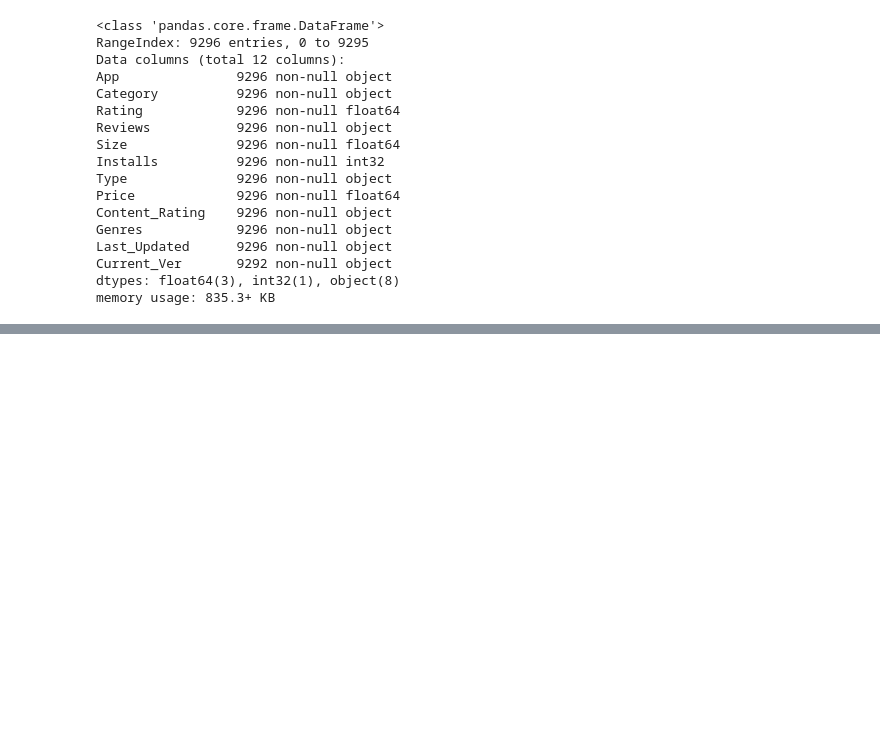
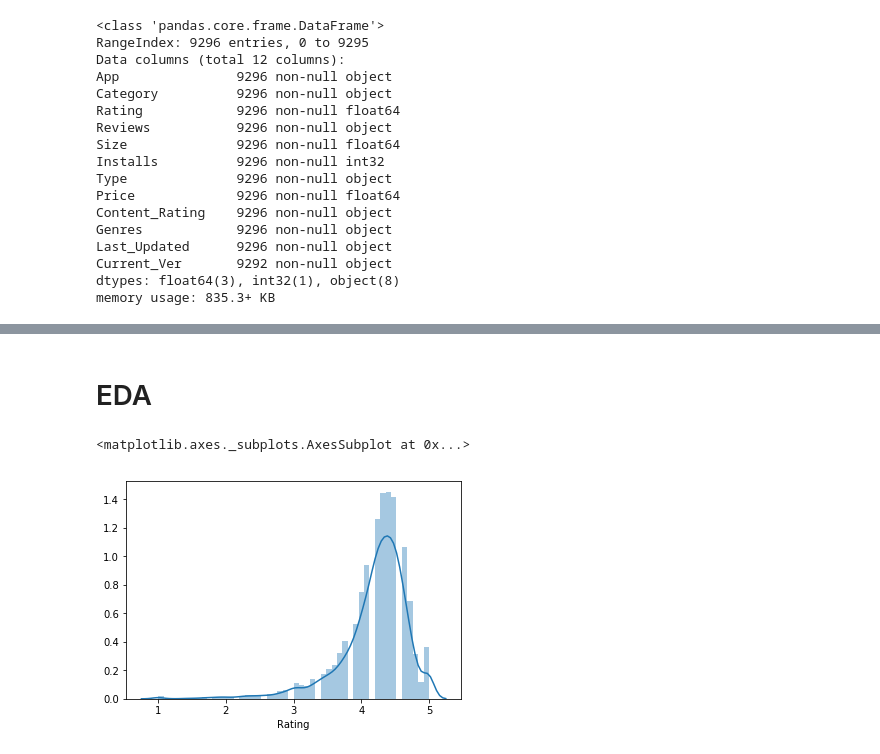
Before and after one commit to mohitpd/My_Projects, a Jupyter notebook: PlayStore/PlayStoreReviews.ipynb, the cells around one changed output, grey strips where cells are left out. Saved outputs shown, nothing was run; the diff lists cells and outputs as text; code cells hidden in the pictures; blank space fills up the shorter version.

```diff
--- a/PlayStore/PlayStoreReviews.ipynb
+++ b/PlayStore/PlayStoreReviews.ipynb
@@ -432,3 +438,10 @@ df.head()
 | 2 | U Launcher Lite – FREE Live Cool ... | ART_AND_DESIGN | 4.7 | 87510 | 8.7 | 5000000 | Free | 0.0 | Everyone | Art & Design | ... |
 | 3 | Sketch - Draw & Paint | ART_AND_DESIGN | 4.5 | 215644 | 25.0 | 50000000 | Free | 0.0 | Teen | Art & Design | ... |
 | 4 | Pixel Draw - Number Art Coloring ... | ART_AND_DESIGN | 4.3 | 967 | 2.8 | 100000 | Free | 0.0 | Everyone | Art & Design | ... |
+# %% [markdown]
+# EDA
+# %%
+sns.distplot(df.Rating)
+# %% [output]
+<matplotlib.axes._subplots.AxesSubplot at 0x...>
+[figure, added]
```
Also changed, not shown: parts of 9 cells of this notebook.
